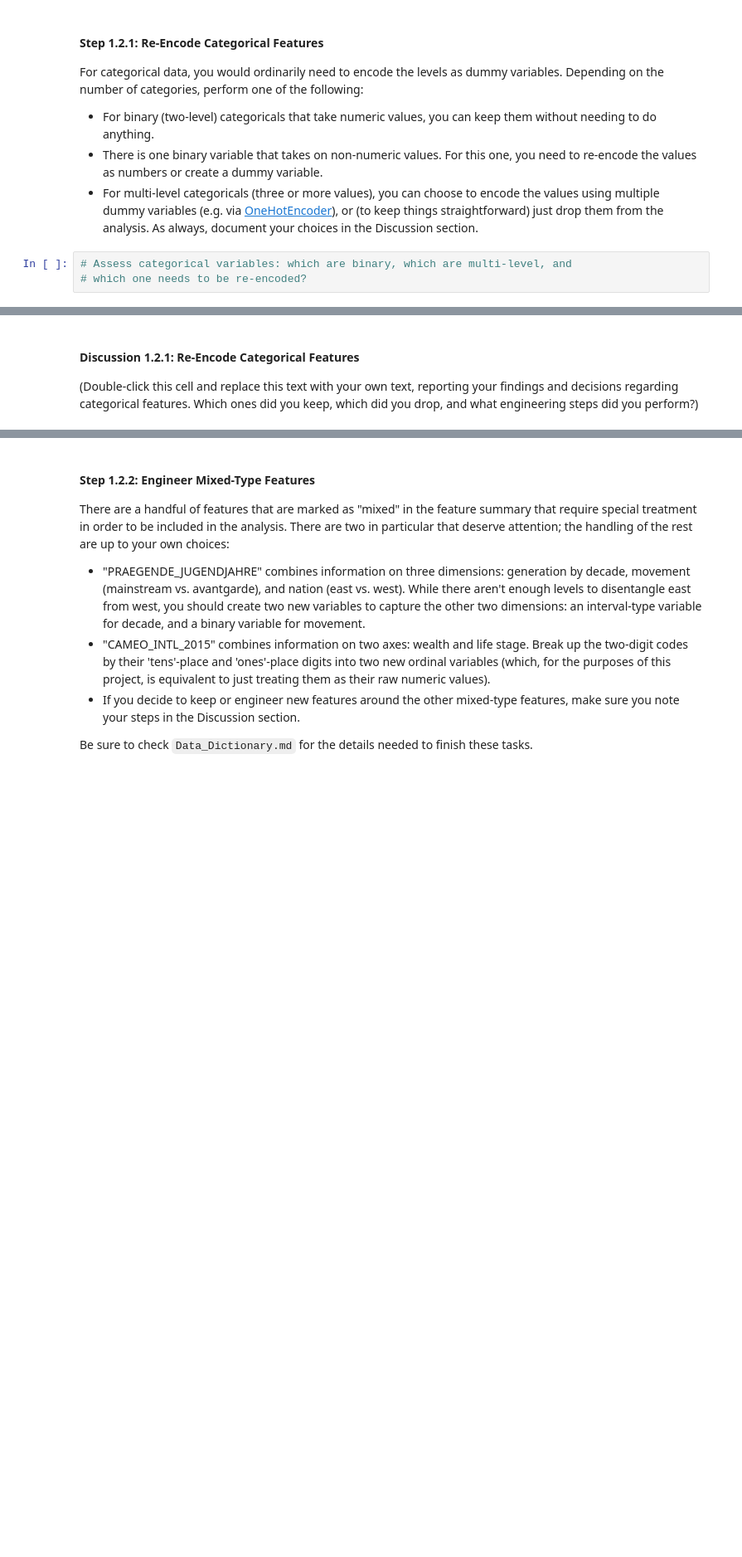
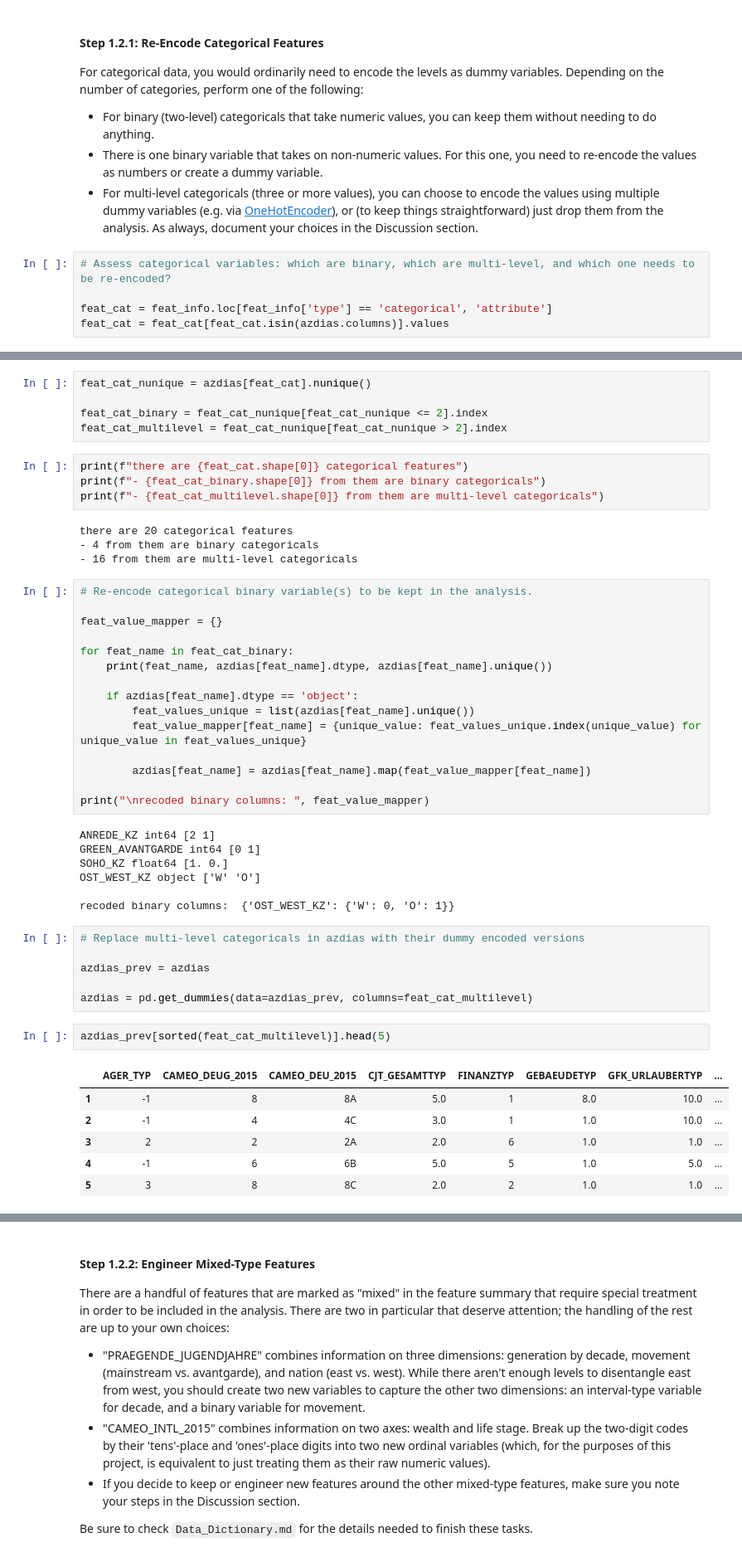
Before and after one commit to dorottyawinter/identify_customer_segments, a Jupyter notebook: Identify_Customer_Segments.ipynb, the cells around one changed output, grey strips where cells are left out. Shown: that part at 83% size. Cells and saved outputs as stored; diff of their text form; blank space fills up the shorter version.

Commit message:
feat: encode categorical variables

```diff
--- a/Identify_Customer_Segments.ipynb
+++ b/Identify_Customer_Segments.ipynb
@@ -451,5 +447,7 @@ For categorical data, you would ordinarily need to encode the levels as dummy va
 - There is one binary variable that takes on non-numeric values. For this one, you need to re-encode the values as numbers or create a dummy variable.
 - For multi-level categoricals (three or more values), you can choose to encode the values using multiple dummy variables (e.g. via [OneHotEncoder](http://scikit-learn.org/stable/modules/generated/sklearn.preprocessing.OneHotEncoder.html)), or (to keep things straightforward) just drop them from the analysis. As always, document your choices in the Discussion section.
 # %%
-# Assess categorical variables: which are binary, which are multi-level, and
-# which one needs to be re-encoded?
+# Assess categorical variables: which are binary, which are multi-level, and which one needs to be re-encoded?
+
+feat_cat = feat_info.loc[feat_info['type'] == 'categorical', 'attribute']
+feat_cat = feat_cat[feat_cat.isin(azdias.columns)].values
@@ -458,4 +454,50 @@ For categorical data, you would ordinarily need to encode the levels as dummy va
-# %% [markdown]
-#### Discussion 1.2.1: Re-Encode Categorical Features
-
-(Double-click this cell and replace this text with your own text, reporting your findings and decisions regarding categorical features. Which ones did you keep, which did you drop, and what engineering steps did you perform?)
+# %%
+feat_cat_nunique = azdias[feat_cat].nunique()
+
+feat_cat_binary = feat_cat_nunique[feat_cat_nunique <= 2].index
+feat_cat_multilevel = feat_cat_nunique[feat_cat_nunique > 2].index
+# %%
+print(f"there are {feat_cat.shape[0]} categorical features")
+print(f"- {feat_cat_binary.shape[0]} from them are binary categoricals")
+print(f"- {feat_cat_multilevel.shape[0]} from them are multi-level categoricals")
+# %% [output]
+there are 20 categorical features
+- 4 from them are binary categoricals
+- 16 from them are multi-level categoricals
+# %%
+# Re-encode categorical binary variable(s) to be kept in the analysis.
+
+feat_value_mapper = {}
+
+for feat_name in feat_cat_binary:
+    print(feat_name, azdias[feat_name].dtype, azdias[feat_name].unique())
+
+    if azdias[feat_name].dtype == 'object':
+        feat_values_unique = list(azdias[feat_name].unique())
+        feat_value_mapper[feat_name] = {unique_value: feat_values_unique.index(unique_value) for unique_value in feat_values_unique}
+
+        azdias[feat_name] = azdias[feat_name].map(feat_value_mapper[feat_name])
+
+print("\nrecoded binary columns: ", feat_value_mapper)
+# %% [output]
+ANREDE_KZ int64 [2 1]
+GREEN_AVANTGARDE int64 [0 1]
+SOHO_KZ float64 [1. 0.]
+OST_WEST_KZ object ['W' 'O']
+
+recoded binary columns:  {'OST_WEST_KZ': {'W': 0, 'O': 1}}
+# %%
+# Replace multi-level categoricals in azdias with their dummy encoded versions
+
+azdias_prev = azdias
+
+azdias = pd.get_dummies(data=azdias_prev, columns=feat_cat_multilevel)
+# %%
+azdias_prev[sorted(feat_cat_multilevel)].head(5)
+# %% [output]
+|  | AGER_TYP | CAMEO_DEUG_2015 | CAMEO_DEU_2015 | CJT_GESAMTTYP | FINANZTYP | GEBAEUDETYP | GFK_URLAUBERTYP | ... |
+| 1 | -1 | 8 | 8A | 5.0 | 1 | 8.0 | 10.0 | ... |
+| 2 | -1 | 4 | 4C | 3.0 | 1 | 1.0 | 10.0 | ... |
+| 3 | 2 | 2 | 2A | 2.0 | 6 | 1.0 | 1.0 | ... |
+| 4 | -1 | 6 | 6B | 5.0 | 5 | 1.0 | 5.0 | ... |
+| 5 | 3 | 8 | 8C | 2.0 | 2 | 1.0 | 1.0 | ... |
```
Also changed, not shown: parts of 10 cells of this notebook.
